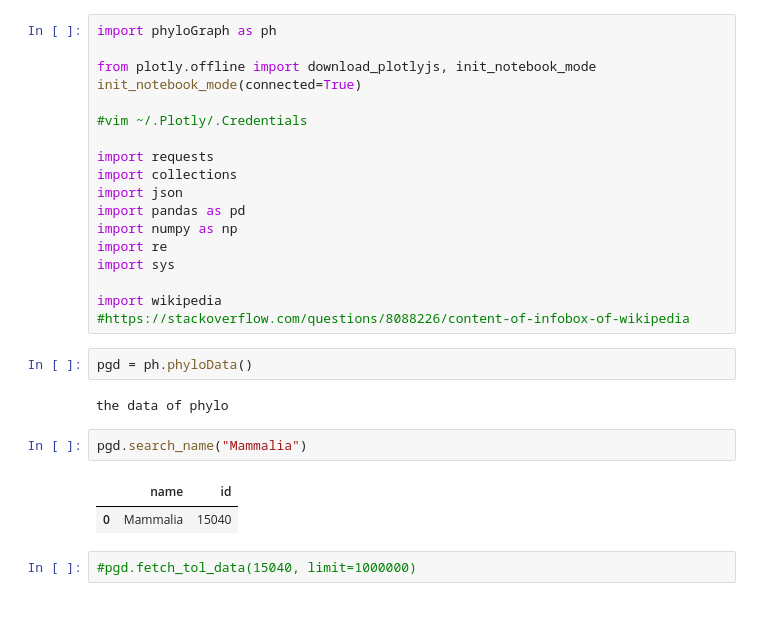
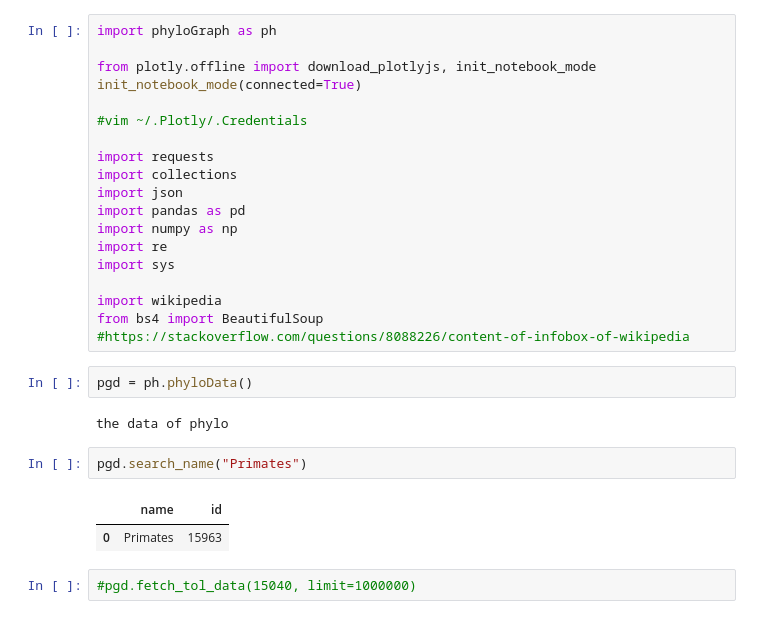
Before and after one commit to seth127/phyloGraph, a Jupyter notebook: failed-wiki-experiments.ipynb, the cells around one changed output. Drawn from its saved outputs; the diff is of its cells as text.

```diff
--- a/failed-wiki-experiments.ipynb
+++ b/failed-wiki-experiments.ipynb
@@ -15,16 +15,17 @@ import re
 import sys
 
 import wikipedia
+from bs4 import BeautifulSoup
 #https://stackoverflow.com/questions/8088226/content-of-infobox-of-wikipedia
 # %%
 pgd = ph.phyloData()
 # %% [output]
 the data of phylo
 # %%
-pgd.search_name("Mammalia")
+pgd.search_name("Primates")
 # %% [output]
 |  | name | id |
-| 0 | Mammalia | 15040 |
+| 0 | Primates | 15963 |
 # %%
 #pgd.fetch_tol_data(15040, limit=1000000)
 # %%
```
Also changed, not shown: parts of 7 cells of this notebook, 3 other files.
